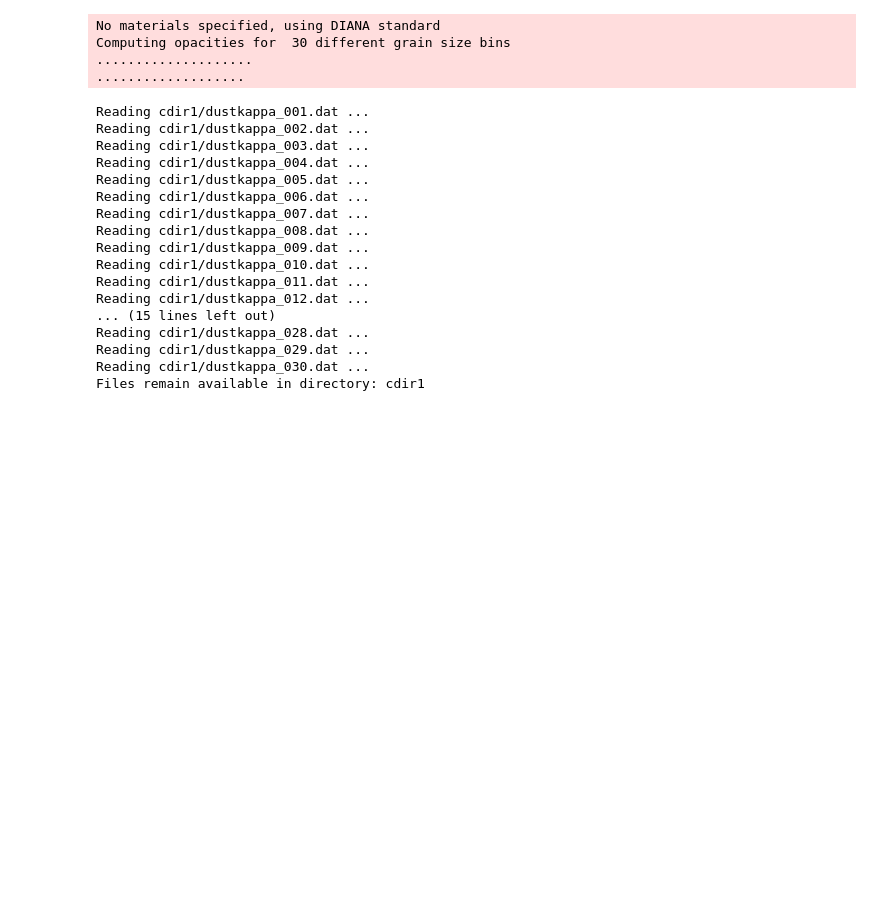
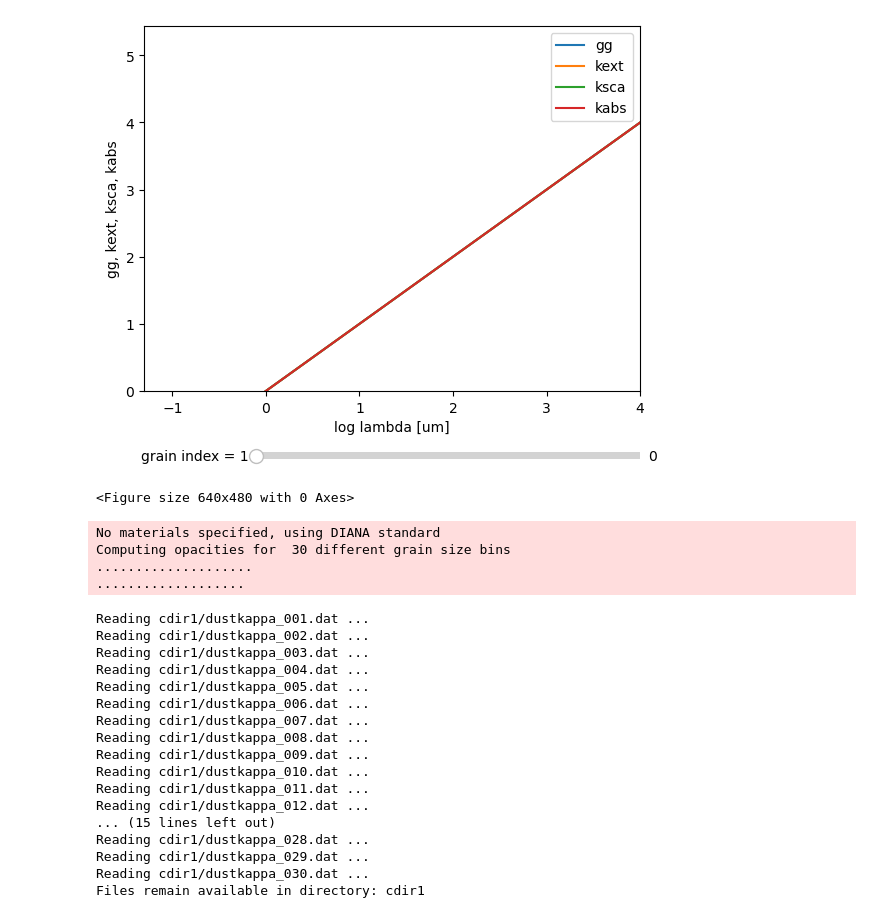
Before and after one commit to QuickPainter/DiskDust, a Jupyter notebook: codes/optool_testing.ipynb, the cells around one changed output. Drawn from its saved outputs; the diff is of its cells as text; code cells hidden in the pictures; blank space fills up the shorter version.

```diff
--- a/codes/optool_testing.ipynb
+++ b/codes/optool_testing.ipynb
@@ -12,6 +12,11 @@ from astropy.table import Table
 import optool
 
 optool_path = '/Users/calebpainter/Downloads/Research/THESIS/codes/optool/optool'
+# %%
+p.plot()
+# %% [output]
+[figure, added]
+<Figure size 640x480 with 0 Axes>
 # %%
 p = optool.particle(f'{optool_path} -na 30 -d 5',cache='cdir1')
 p.__dict__
```
Also changed, not shown: parts of 6 cells of this notebook, 39 other files.
